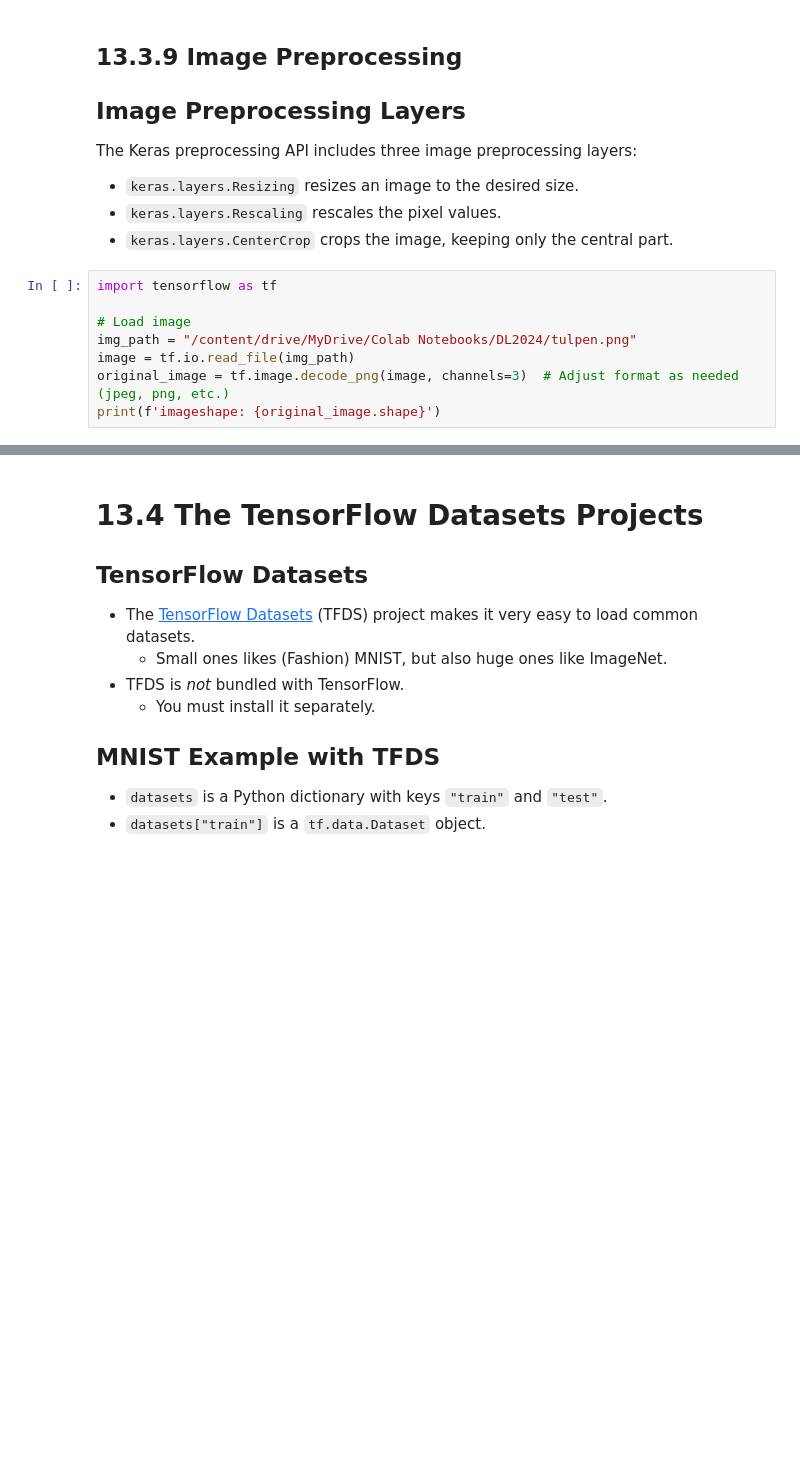
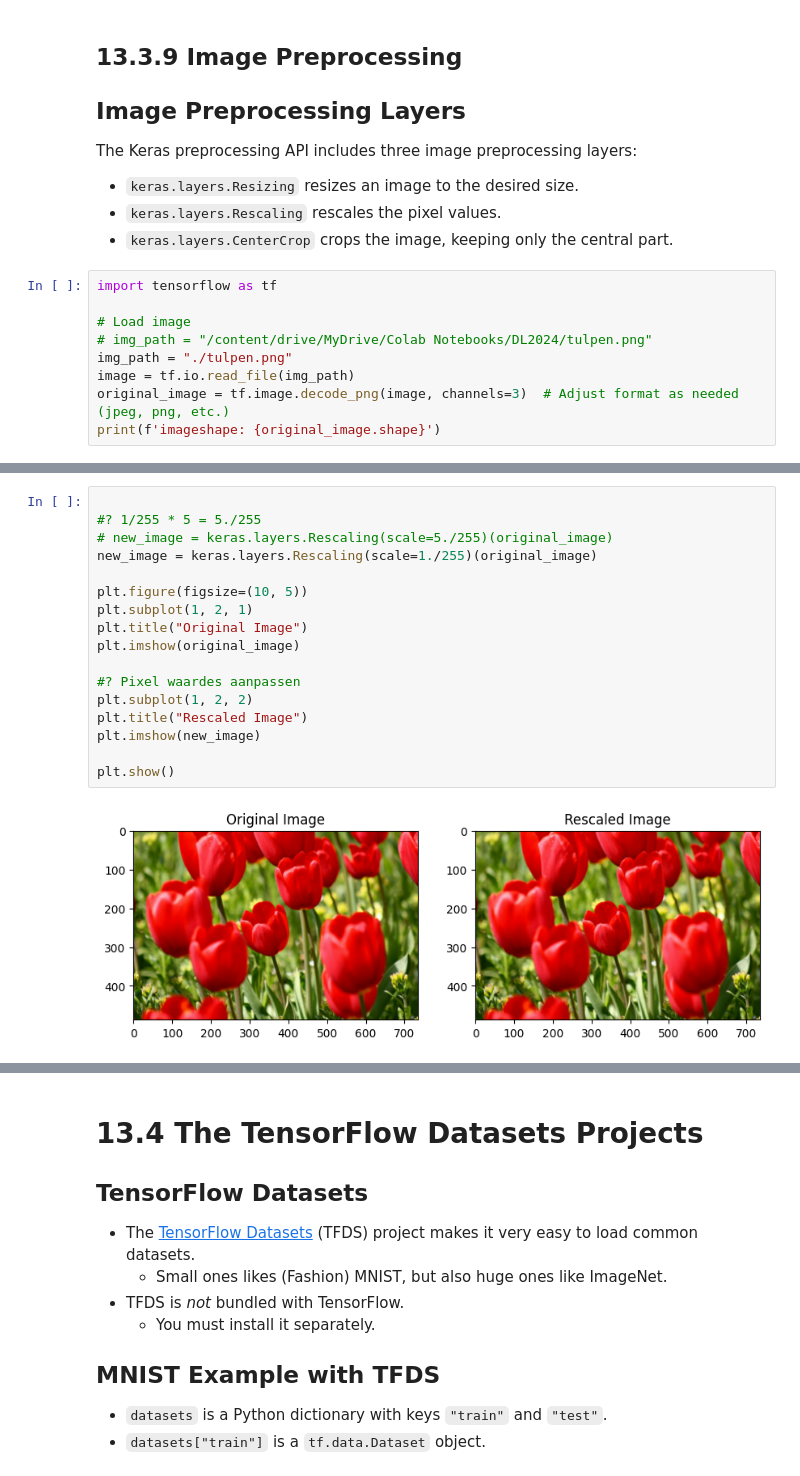
Before and after one commit to Bataklik/Deep_Learning_Exercises, a Jupyter notebook: hoofdstuk-13/13_loading_and_preprocessing_data_with_tensorflow_starter.ipynb, the cells around one changed output, grey strips where cells are left out. Drawn from its saved outputs; the diff is of its cells as text; blank space fills up the shorter version.

Commit message:
feat: :white_check_mark: Created a new Jupyter notebook, Added code examples demonstrating

```diff
--- a/hoofdstuk-13/13_loading_and_preprocessing_data_with_tensorflow_starter.ipynb
+++ b/hoofdstuk-13/13_loading_and_preprocessing_data_with_tensorflow_starter.ipynb
@@ -1161,7 +1503,8 @@ The Keras preprocessing API includes three image preprocessing layers:
 import tensorflow as tf
 
 # Load image
-img_path = "/content/drive/MyDrive/Colab Notebooks/DL2024/tulpen.png"
+# img_path = "/content/drive/MyDrive/Colab Notebooks/DL2024/tulpen.png"
+img_path = "./tulpen.png"
 image = tf.io.read_file(img_path)
 original_image = tf.image.decode_png(image, channels=3)  # Adjust format as needed (jpeg, png, etc.)
 print(f'imageshape: {original_image.shape}')
@@ -1171,0 +1519,19 @@ plt.show()
+# %%
+
+#? 1/255 * 5 = 5./255
+# new_image = keras.layers.Rescaling(scale=5./255)(original_image)
+new_image = keras.layers.Rescaling(scale=1./255)(original_image)
+
+plt.figure(figsize=(10, 5))
+plt.subplot(1, 2, 1)
+plt.title("Original Image")
+plt.imshow(original_image)
+
+#? Pixel waardes aanpassen
+plt.subplot(1, 2, 2)
+plt.title("Rescaled Image")
+plt.imshow(new_image)
+
+plt.show()
+# %% [output]
+[figure, added]
```
Also changed, not shown: parts of 63 cells of this notebook, 3 other files.
